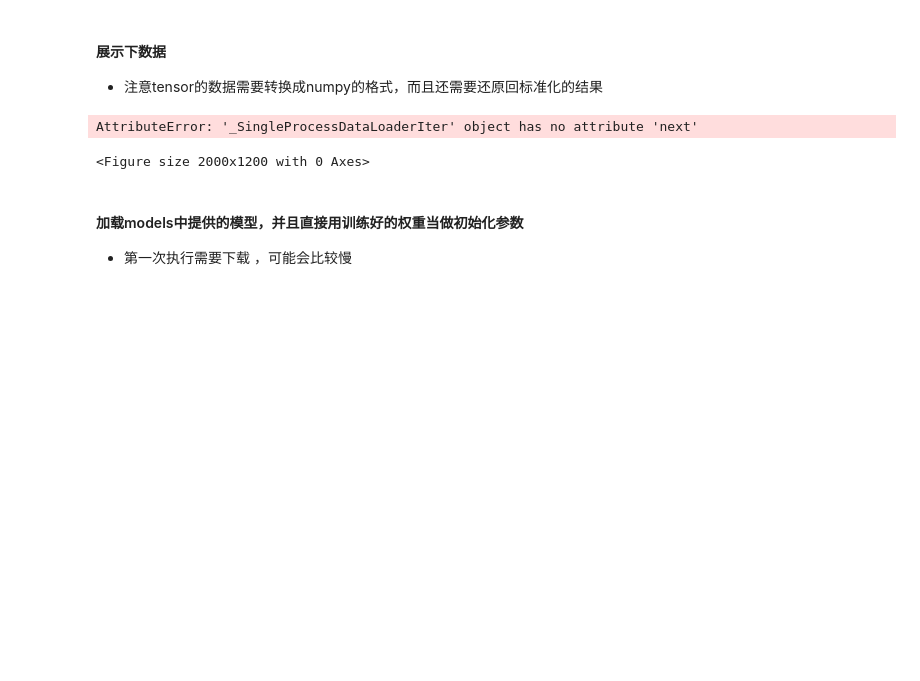
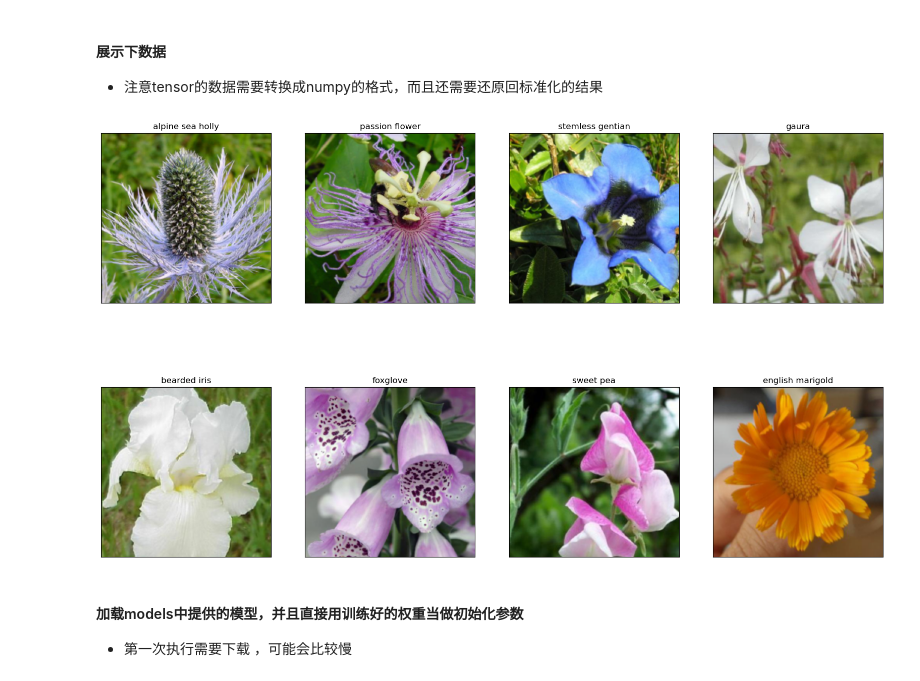
Before and after one commit to ev2li/deep-learning, a Jupyter notebook: example/图像识别实战常用模块解读.ipynb, the cells around one changed output. Cells and saved outputs as stored; diff of their text form; code cells hidden in the pictures; blank space fills up the shorter version.

```diff
--- a/example/图像识别实战常用模块解读.ipynb
+++ b/example/图像识别实战常用模块解读.ipynb
@@ -135,18 +135,17 @@ def im_convert(tensor):
 # %%
 fig = plt.figure(figsize=(20, 12))
 columns = 4
 rows = 2
 dataiter = iter(dataloaders['valid'])
-inputs, classes = dataiter.next()
+inputs, classes = dataiter.__next__()
 
 for idx in range(columns * rows):
     ax = fig.add_subplot(rows, columns, idx+1, xticks = [], yticks= [])
     ax.set_title(cat_to_name[str(int(class_names[classes[idx]]))])
     plt.imshow(im_convert(inputs[idx]))
 plt.show()
 # %% [output]
-AttributeError: '_SingleProcessDataLoaderIter' object has no attribute 'next'
-<Figure size 2000x1200 with 0 Axes>
+[figure, added]
 # %% [markdown]
 #### 加载models中提供的模型，并且直接用训练好的权重当做初始化参数
 - 第一次执行需要下载 ，可能会比较慢
```
Also changed, not shown: parts of 13 cells of this notebook.
